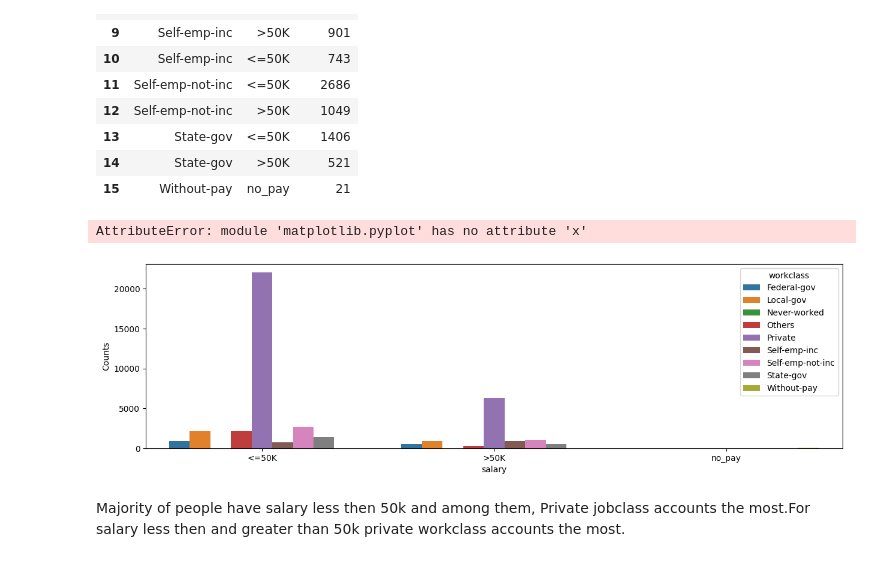
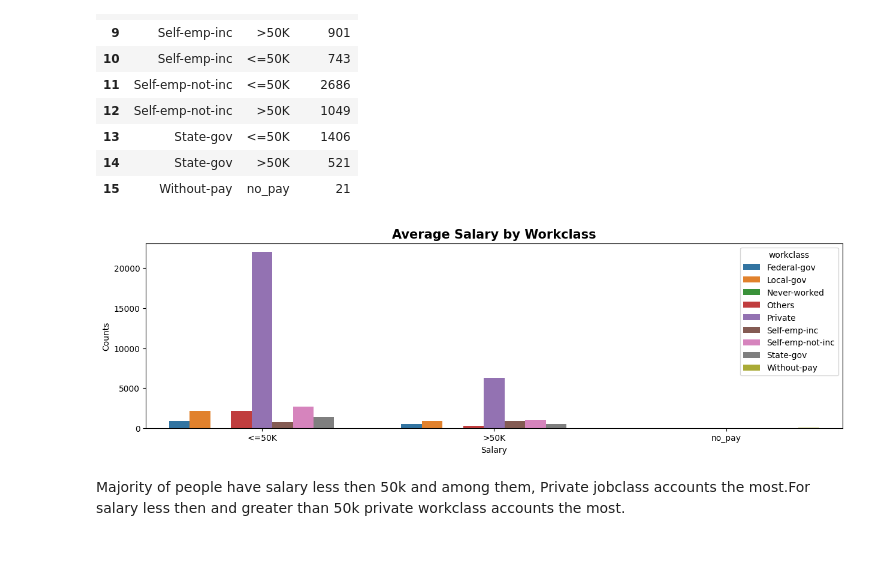
Before and after one commit to rajesh-coventry/Projects, a Jupyter notebook: 02_Data_Visuallization/04_Adults_Income_Analysis/Analysis-2_Work_and_Occupation.ipynb, the cells around one changed output. Saved outputs shown, nothing was run; the diff lists cells and outputs as text; code cells hidden in the pictures.

```diff
--- a/02_Data_Visuallization/04_Adults_Income_Analysis/Analysis-2_Work_and_Occupation.ipynb
+++ b/02_Data_Visuallization/04_Adults_Income_Analysis/Analysis-2_Work_and_Occupation.ipynb
@@ -136,10 +136,12 @@ daa
 # %%
 plt.figure(figsize=(15, 4))
 sns.barplot(data= daa, x= "salary", y= "Counts", hue= "workclass")
-plt.x
+plt.xlabel("Salary")
+plt.ylabel("Counts")
+plt.title("Average Salary by Workclass", fontsize= 15, fontweight= "bold")
+plt.show()
 # %% [output]
-AttributeError: module 'matplotlib.pyplot' has no attribute 'x'
-[figure, old version]
+[figure, new version]
 # %% [markdown]
 Majority of people have salary less then 50k and among them, Private jobclass accounts the most.For salary less then and greater than 50k private workclass accounts the most.
 # %% [markdown]
```
Also changed, not shown: parts of 35 cells of this notebook, 1 other file.
